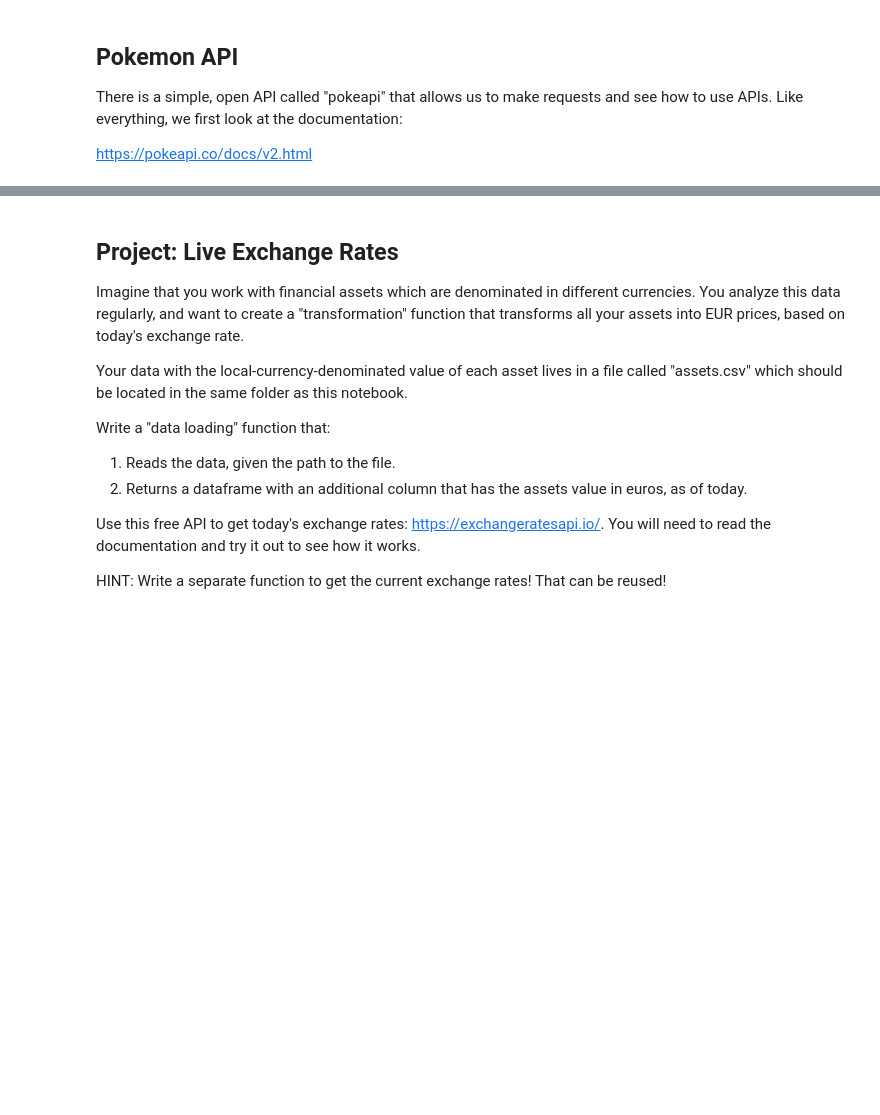
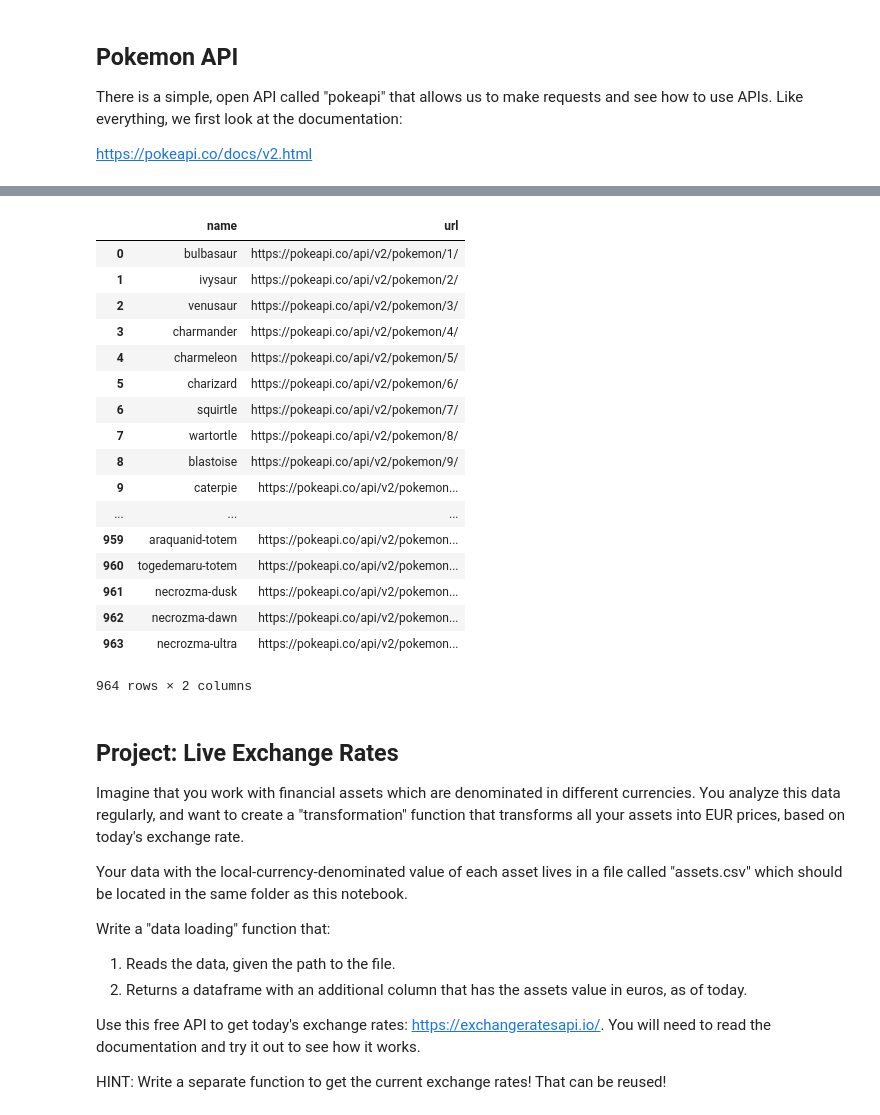
Before and after one commit to bgsedatascience/module-internet, a Jupyter notebook: exercises.ipynb, the cells around one changed output, grey strips where cells are left out. Saved outputs shown, nothing was run; the diff lists cells and outputs as text; code cells hidden in the pictures; blank space fills up the shorter version.

```diff
--- a/exercises.ipynb
+++ b/exercises.ipynb
@@ -56,0 +82,4 @@ json.loads(res.content)
+# %%
+res = requests.get('https://pokeapi.co/api/v2/berry?offset=20&limit=20')
+content = json.loads(res.content)
+content
@@ -56,0 +129,9 @@ json.loads(res.content)
+# %%
+def get_pokes(url):
+    url_get = requests.get(url)
+    url_content = json.loads(url_get.content)
+    next_url = url_content['next']
+    page_results =  url_content['results']
+    return (next_url, page_results)
+
+get_pokes('https://pokeapi.co/api/v2/berry?offset=40&limit=20')
@@ -64,7 +163,9 @@ def get_pokes(url):
     # return the "next" and the "results" (as a 2-tuple!)
     # make sure to return a "falsey" value (such as None)
     # if there is not a "next!"
-    pass
+    content = requests.get(url).content
+    d=json.loads(content)
+    return (d['next'], d['results'])
 
 
 def catch_em_all(url):
@@ -88,0 +192,3 @@ list_of_pokes = catch_em_all('https://pokeapi.co/api/v2/pokemon')
+# %%
+list_of_pokes = catch_em_all('https://pokeapi.co/api/v2/pokemon')
+list_of_pokes
@@ -89,3 +213,25 @@ list_of_pokes = catch_em_all('https://pokeapi.co/api/v2/pokemon')
+# %%
+list_of_pokes_df = pd.DataFrame.from_dict(list_of_pokes)
+list_of_pokes_df
+# %% [output]
+|  | name | url |
+| 0 | bulbasaur | https://pokeapi.co/api/v2/pokemon/1/ |
+| 1 | ivysaur | https://pokeapi.co/api/v2/pokemon/2/ |
+| 2 | venusaur | https://pokeapi.co/api/v2/pokemon/3/ |
+| 3 | charmander | https://pokeapi.co/api/v2/pokemon/4/ |
+| 4 | charmeleon | https://pokeapi.co/api/v2/pokemon/5/ |
+| 5 | charizard | https://pokeapi.co/api/v2/pokemon/6/ |
+| 6 | squirtle | https://pokeapi.co/api/v2/pokemon/7/ |
+| 7 | wartortle | https://pokeapi.co/api/v2/pokemon/8/ |
+| 8 | blastoise | https://pokeapi.co/api/v2/pokemon/9/ |
+| 9 | caterpie | https://pokeapi.co/api/v2/pokemon... |
+| ... | ... | ... |
+| 959 | araquanid-totem | https://pokeapi.co/api/v2/pokemon... |
+| 960 | togedemaru-totem | https://pokeapi.co/api/v2/pokemon... |
+| 961 | necrozma-dusk | https://pokeapi.co/api/v2/pokemon... |
+| 962 | necrozma-dawn | https://pokeapi.co/api/v2/pokemon... |
+| 963 | necrozma-ultra | https://pokeapi.co/api/v2/pokemon... |
+964 rows × 2 columns
 # %% [markdown]
 ## Project: Live Exchange Rates
 
```
Also changed, not shown: parts of 11 cells of this notebook.
